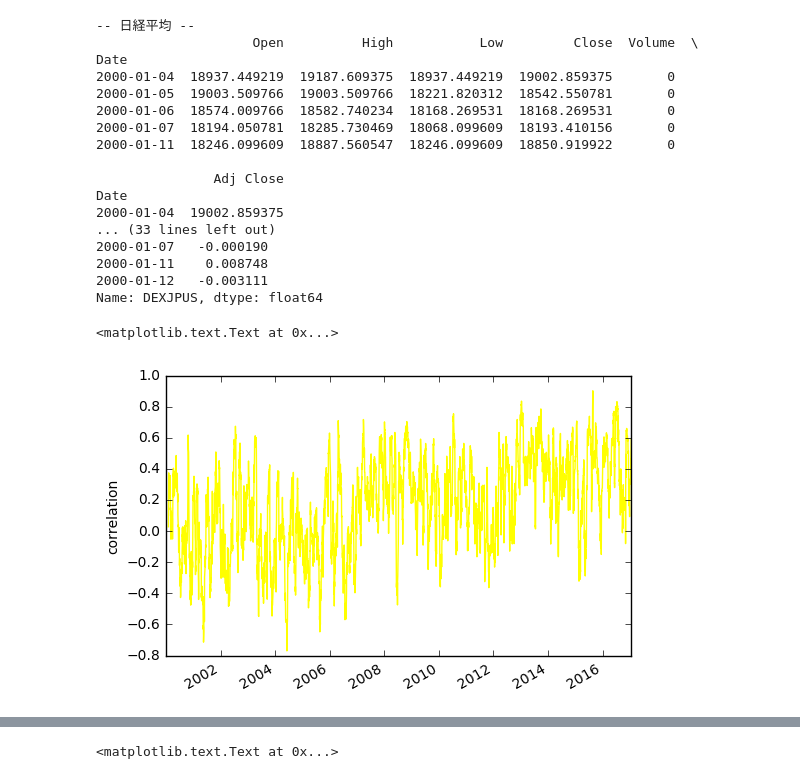
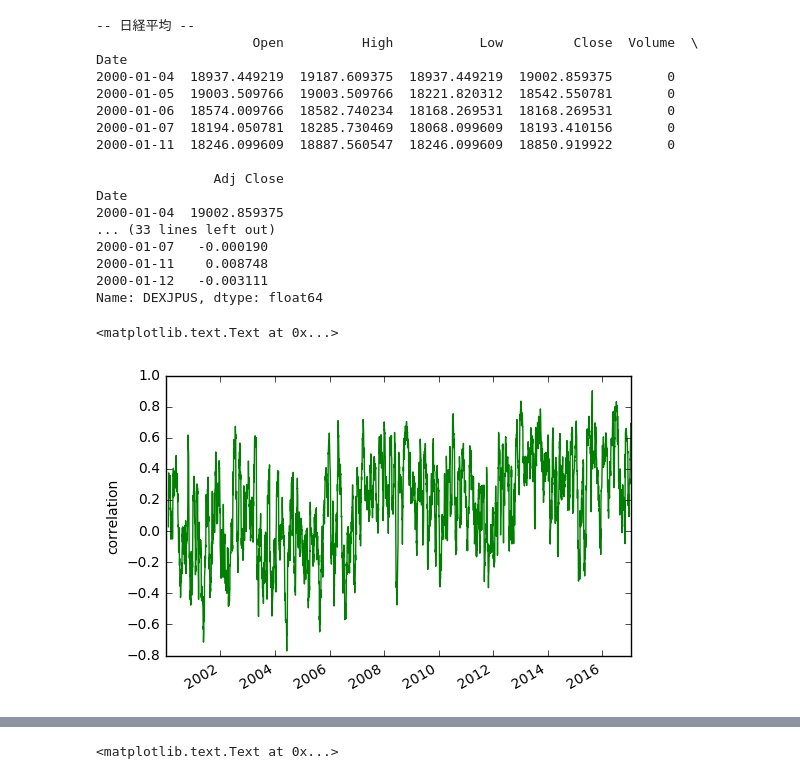
Before and after one commit to okagen/pyStudy, a Jupyter notebook: step1_Pandas_Matplotlib.ipynb, the cells around one changed output, grey strips where cells are left out. Saved outputs shown, nothing was run; the diff lists cells and outputs as text; code cells hidden in the pictures.

```diff
--- a/step1_Pandas_Matplotlib.ipynb
+++ b/step1_Pandas_Matplotlib.ipynb
@@ -29,35 +29,35 @@ print (n.head())
 #  為替レートの価格を変化率に変換
 f = port.DEXJPUS.pct_change().dropna()
 print ("\n-- DEXJPUS.pct_change -- ")
 print (f.head())
 
 #  Matplotlib : 描画ライブラリ
 %matplotlib inline
 import matplotlib.pyplot as plt
 
 #  20日の移動相関を計算し、グラフに表示。
-f.rolling(window=20).corr(n).plot(color="yellow")
+f.rolling(window=20).corr(n).plot(color="green")
 plt.ylabel('correlation')
 # %% [output]
 -- 日経平均 --
                     Open          High           Low         Close  Volume  \
 Date
 2000-01-04  18937.449219  19187.609375  18937.449219  19002.859375       0
 2000-01-05  19003.509766  19003.509766  18221.820312  18542.550781       0
 2000-01-06  18574.009766  18582.740234  18168.269531  18168.269531       0
 2000-01-07  18194.050781  18285.730469  18068.099609  18193.410156       0
 2000-01-11  18246.099609  18887.560547  18246.099609  18850.919922       0
 
                Adj Close
 Date
 2000-01-04  19002.859375
 ... (33 lines left out)
 2000-01-07   -0.000190
 2000-01-11    0.008748
 2000-01-12   -0.003111
 Name: DEXJPUS, dtype: float64
 <matplotlib.text.Text at 0x...>
-[figure, old version]
+[figure, new version]
 # %%
 #  Pandas : データベースライブラリ
 import pandas_datareader.data as pdr
```
Also changed, not shown: parts of 1 cell of this notebook, 1 other file.
